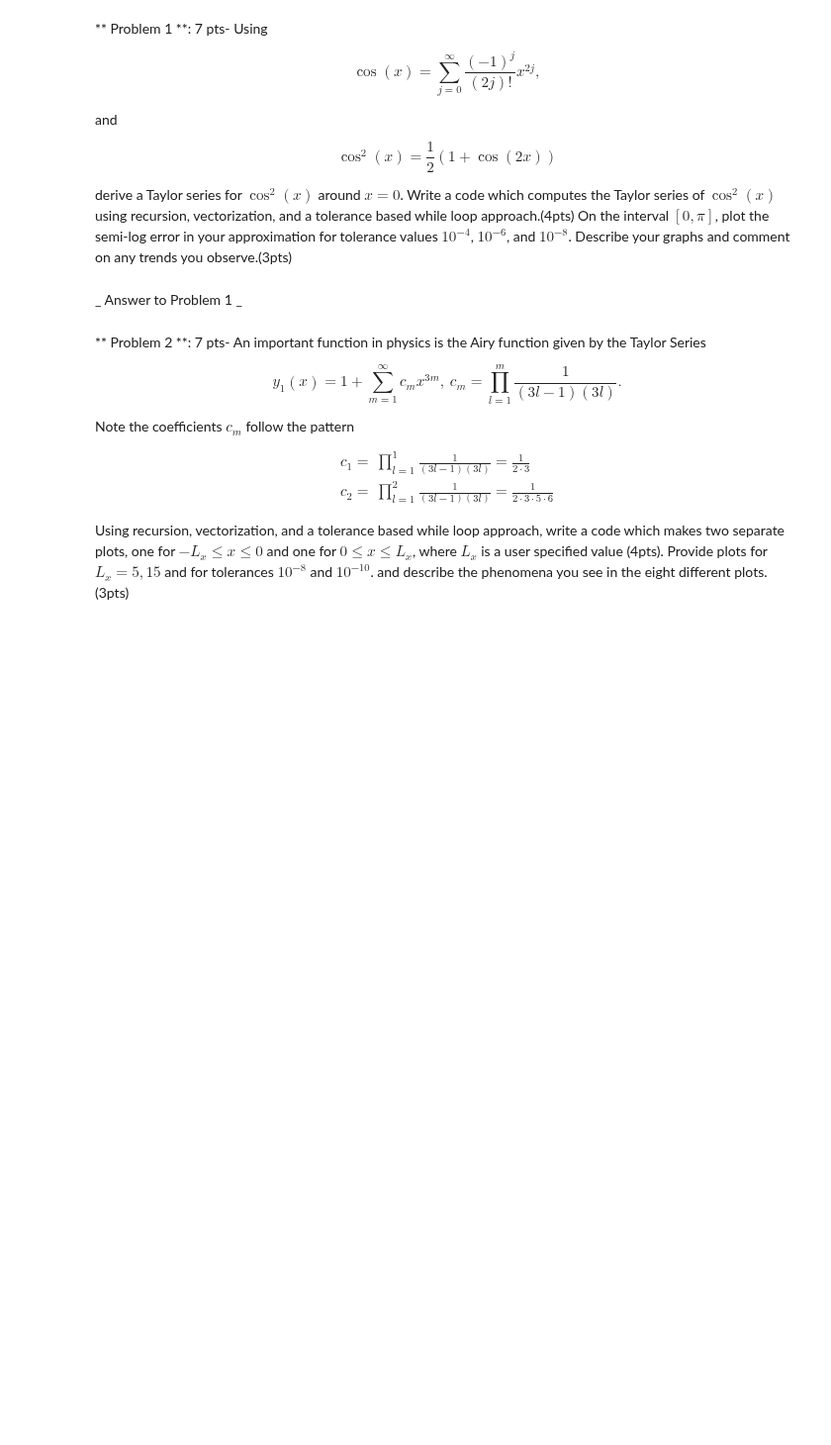
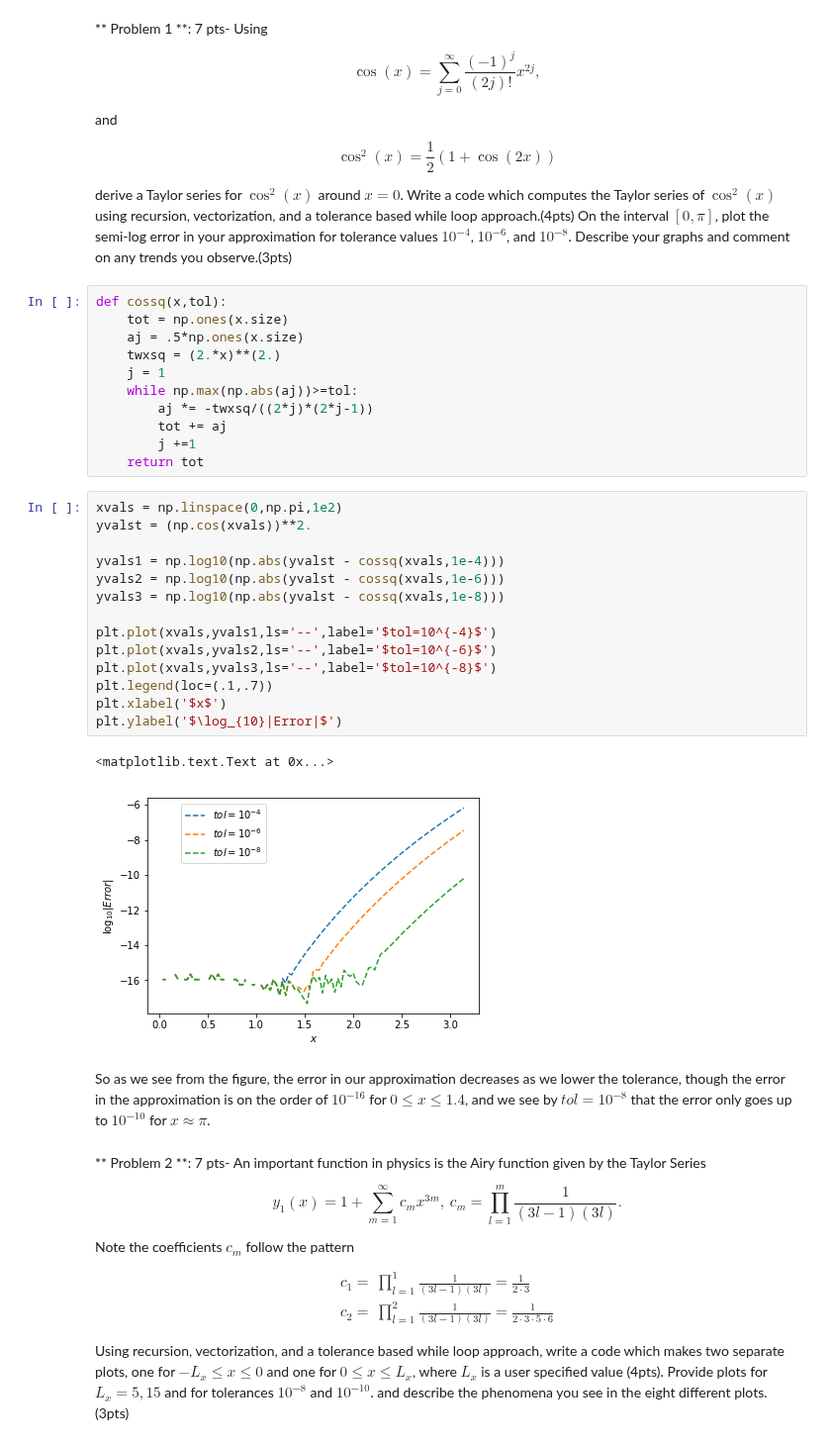
Before and after one commit to cwcurtis/Math-340-Notebooks, a Jupyter notebook: Assignments/Assignment_Four.ipynb, the cells around one changed output. Shown at 99% size. Saved outputs shown, nothing was run; the diff lists cells and outputs as text; blank space fills up the shorter version.

```diff
--- a/Assignments/Assignment_Four.ipynb
+++ b/Assignments/Assignment_Four.ipynb
@@ -16,8 +17,36 @@ $$
 $$
 
 derive a Taylor series for $\cos^{2}(x)$ around $x=0$.  Write a code which computes the Taylor series of $\cos^{2}(x)$ using recursion, vectorization, and a tolerance based while loop approach.(4pts)  On the interval $[0,\pi]$, plot the semi-log error in your approximation for tolerance values $10^{-4}$, $10^{-6}$, and $10^{-8}$. Describe your graphs and comment on any trends you observe.(3pts)
-# %% [markdown]
-_ Answer to Problem 1 _
+# %%
+def cossq(x,tol):
+    tot = np.ones(x.size)
+    aj = .5*np.ones(x.size)
+    twxsq = (2.*x)**(2.)
+    j = 1
+    while np.max(np.abs(aj))>=tol:
+        aj *= -twxsq/((2*j)*(2*j-1))
+        tot += aj
+        j +=1
+    return tot
+# %%
+xvals = np.linspace(0,np.pi,1e2)
+yvalst = (np.cos(xvals))**2.
+
+yvals1 = np.log10(np.abs(yvalst - cossq(xvals,1e-4)))
+yvals2 = np.log10(np.abs(yvalst - cossq(xvals,1e-6)))
+yvals3 = np.log10(np.abs(yvalst - cossq(xvals,1e-8)))
+
+plt.plot(xvals,yvals1,ls='--',label='$tol=10^{-4}$')
+plt.plot(xvals,yvals2,ls='--',label='$tol=10^{-6}$')
+plt.plot(xvals,yvals3,ls='--',label='$tol=10^{-8}$')
+plt.legend(loc=(.1,.7))
+plt.xlabel('$x$')
+plt.ylabel('$\log_{10}|Error|$')
+# %% [output]
+<matplotlib.text.Text at 0x...>
+[figure, added]
+# %% [markdown]
+So as we see from the figure, the error in our approximation decreases as we lower the tolerance, though the error in the approximation is on the order of $10^{-16}$ for $0\leq x \leq 1.4$, and we see by $tol=10^{-8}$ that the error only goes up to $10^{-10}$ for $x\approx \pi$.
 # %% [markdown]
 ** Problem 2 **: 7 pts- An important function in physics is the Airy function given by the Taylor Series
 
```
Also changed, not shown: parts of 18 cells of this notebook.
